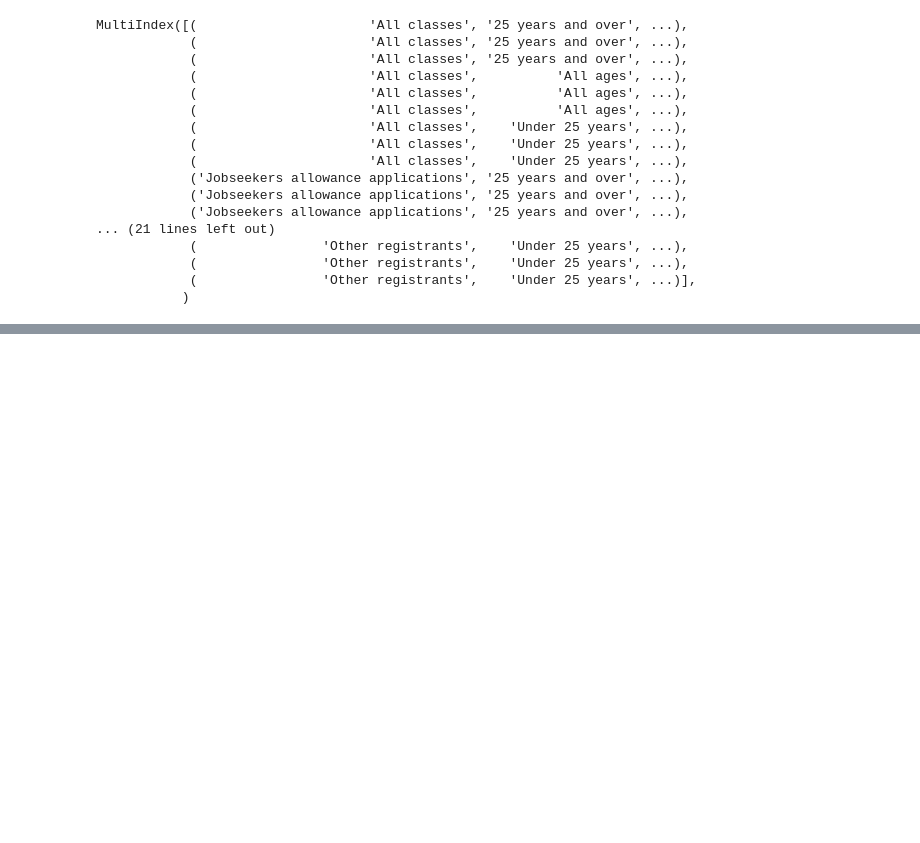
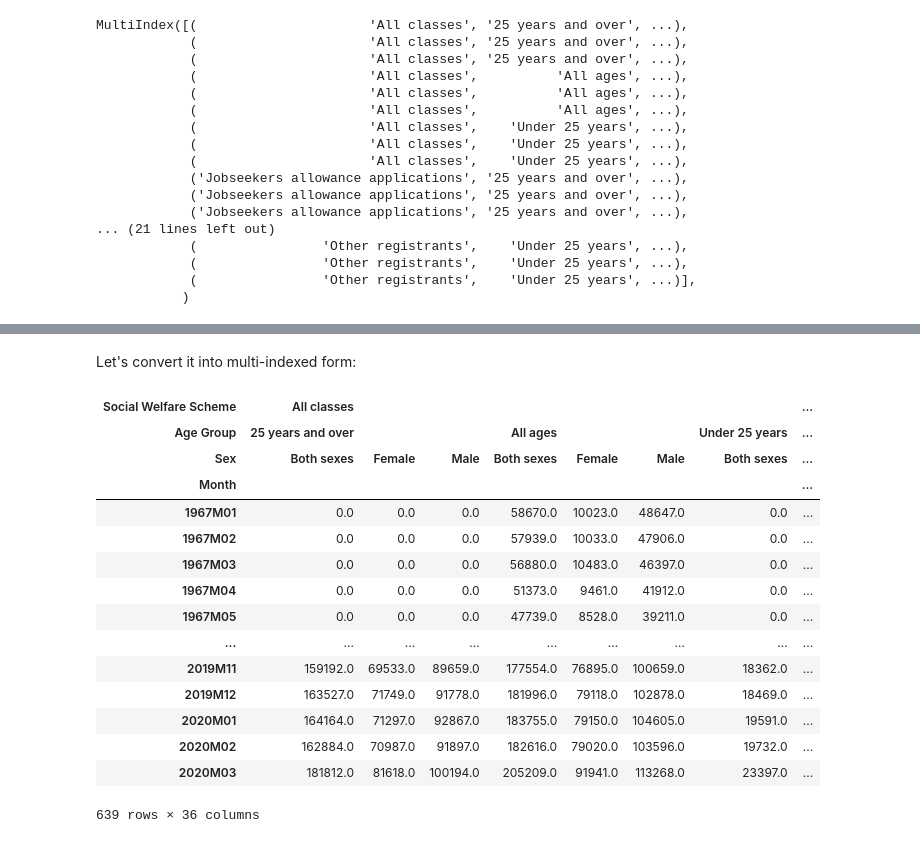
Before and after one commit to ML-COVID-19/data, a Jupyter notebook: CSO/Live Register Example.ipynb, the cells around one changed output, grey strips where cells are left out. Drawn from its saved outputs; the diff is of its cells as text; code cells hidden in the pictures; blank space fills up the shorter version.

```diff
--- a/CSO/Live Register Example.ipynb
+++ b/CSO/Live Register Example.ipynb
@@ -80,0 +95,9 @@ with open("LRM01","r") as f:
+# %%
+import jsonstat
+
+jsonstat.cache_dir("./cache")
+
+base_uri = 'https://statbank.cso.ie/StatbankServices/StatbankServices.svc/jsonservice/responseinstance/'
+DATABASE = "LRM01"
+uri = base_uri + DATABASE
+filename = DATABASE + ".json"
@@ -80,0 +108,3 @@ with open("LRM01","r") as f:
+# %%
+db = jsonstat.from_url(uri, filename)
+db
@@ -88,0 +159,23 @@ ds["dataset"]["label"]
+# %% [markdown]
+Let's convert it into multi-indexed form:
+# %%
+df = df.pivot_table(index="Month",columns=["Social Welfare Scheme","Age Group","Sex"],
+                    values="Value")
+df
+# %% [output]
+| Social Welfare Scheme | All classes |  |  |  |  |  |  | ... |
+| Age Group | 25 years and over |  |  | All ages |  |  | Under 25 years | ... |
+| Sex | Both sexes | Female | Male | Both sexes | Female | Male | Both sexes | ... |
+| Month |  |  |  |  |  |  |  | ... |
+| 1967M01 | 0.0 | 0.0 | 0.0 | 58670.0 | 10023.0 | 48647.0 | 0.0 | ... |
+| 1967M02 | 0.0 | 0.0 | 0.0 | 57939.0 | 10033.0 | 47906.0 | 0.0 | ... |
+| 1967M03 | 0.0 | 0.0 | 0.0 | 56880.0 | 10483.0 | 46397.0 | 0.0 | ... |
+| 1967M04 | 0.0 | 0.0 | 0.0 | 51373.0 | 9461.0 | 41912.0 | 0.0 | ... |
+| 1967M05 | 0.0 | 0.0 | 0.0 | 47739.0 | 8528.0 | 39211.0 | 0.0 | ... |
+| ... | ... | ... | ... | ... | ... | ... | ... | ... |
+| 2019M11 | 159192.0 | 69533.0 | 89659.0 | 177554.0 | 76895.0 | 100659.0 | 18362.0 | ... |
+| 2019M12 | 163527.0 | 71749.0 | 91778.0 | 181996.0 | 79118.0 | 102878.0 | 18469.0 | ... |
+| 2020M01 | 164164.0 | 71297.0 | 92867.0 | 183755.0 | 79150.0 | 104605.0 | 19591.0 | ... |
+| 2020M02 | 162884.0 | 70987.0 | 91897.0 | 182616.0 | 79020.0 | 103596.0 | 19732.0 | ... |
+| 2020M03 | 181812.0 | 81618.0 | 100194.0 | 205209.0 | 91941.0 | 113268.0 | 23397.0 | ... |
+639 rows × 36 columns
```
Also changed, not shown: parts of 17 cells of this notebook.
